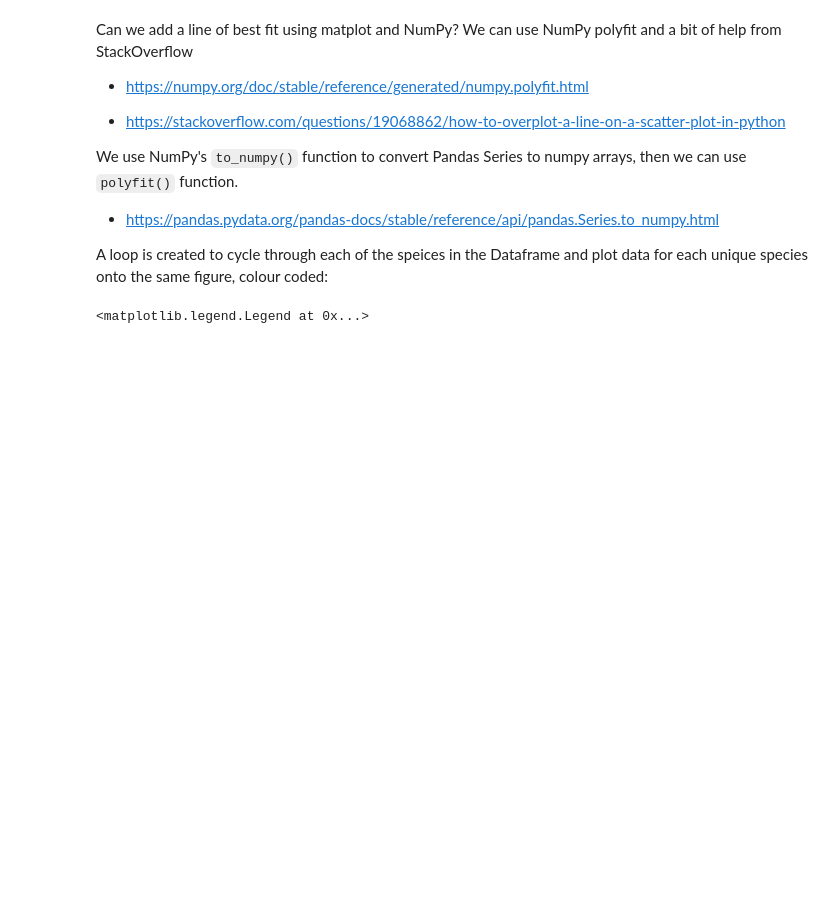
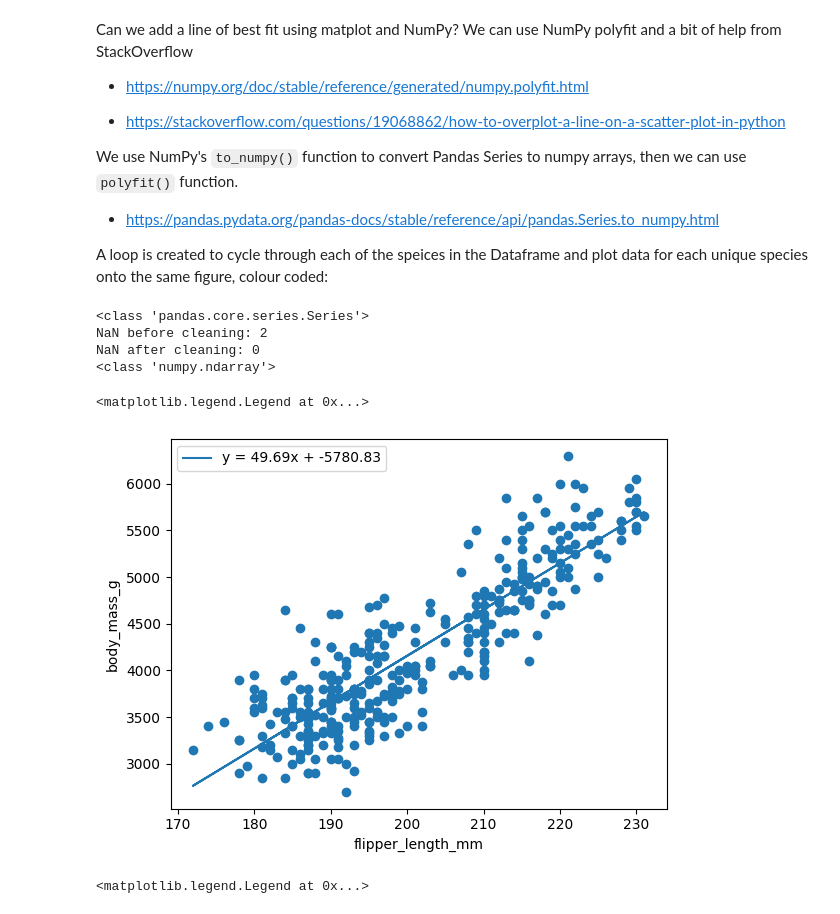
Before and after one commit to holmstead/principles_of_data_analytics, a Jupyter notebook: penguins.ipynb, the cells around one changed output. Drawn from its saved outputs; the diff is of its cells as text; code cells hidden in the pictures; blank space fills up the shorter version.

```diff
--- a/penguins.ipynb
+++ b/penguins.ipynb
@@ -633,6 +637,65 @@ We use NumPy's `to_numpy()` function to convert Pandas Series to numpy arrays, t
 - https://pandas.pydata.org/pandas-docs/stable/reference/api/pandas.Series.to_numpy.html
 
 A loop is created to cycle through each of the speices in the Dataframe and plot data for each unique species onto the same figure, colour coded:
+# %%
+# set up canvas
+fig, ax = plt.subplots(1, 1)
+
+# set which variables we want plotted
+var1 = "flipper_length_mm"
+var2 = "body_mass_g"
+
+# assign variables from dataframe
+x = df[var1]
+y = df[var2]
+
+x.isna().sum()
+
+# check data type (Series)
+# these are of the wrong type for polyfit
+# but correct type for scatter()
+print(type(x))
+
+# plot using matplotlibs scatter() method
+ax.scatter(x, y)
+
+print(f"NaN before cleaning: {x.isna().sum()}")
+
+# NaN values were creating an error for numpy, so clean Series first
+x = x.dropna()
+y = y.dropna()
+
+print(f"NaN after cleaning: {x.isna().sum()}")
+
+#print(x)
+
+# convert both cleaned Series to numpy arrays
+x = x.to_numpy()
+y = y.to_numpy()
+
+# check datatype of converted Series
+print(type(x))
+
+# calcuilate the line of best fit using polyfit() and x y arrays
+m, c = np.polyfit(x, y, 1)
+
+##print(m, c)
+
+# add line of best fit to plot
+# use y=mx+c
+ax.plot(x, m*x+c, label=f"y = {m:.2f}x + {c:.2f}")
+
+# decorate the plot
+ax.set_xlabel(var1)
+ax.set_ylabel(var2)
+ax.legend()
+# %% [output]
+<class 'pandas.core.series.Series'>
+NaN before cleaning: 2
+NaN after cleaning: 0
+<class 'numpy.ndarray'>
+<matplotlib.legend.Legend at 0x...>
+[figure, added]
 # %%
 # create a list of unique species in the dataframe
 unique_species_list = ["Adelie", "Chinstrap", "Gentoo"]
```
Also changed, not shown: parts of 20 cells of this notebook.
